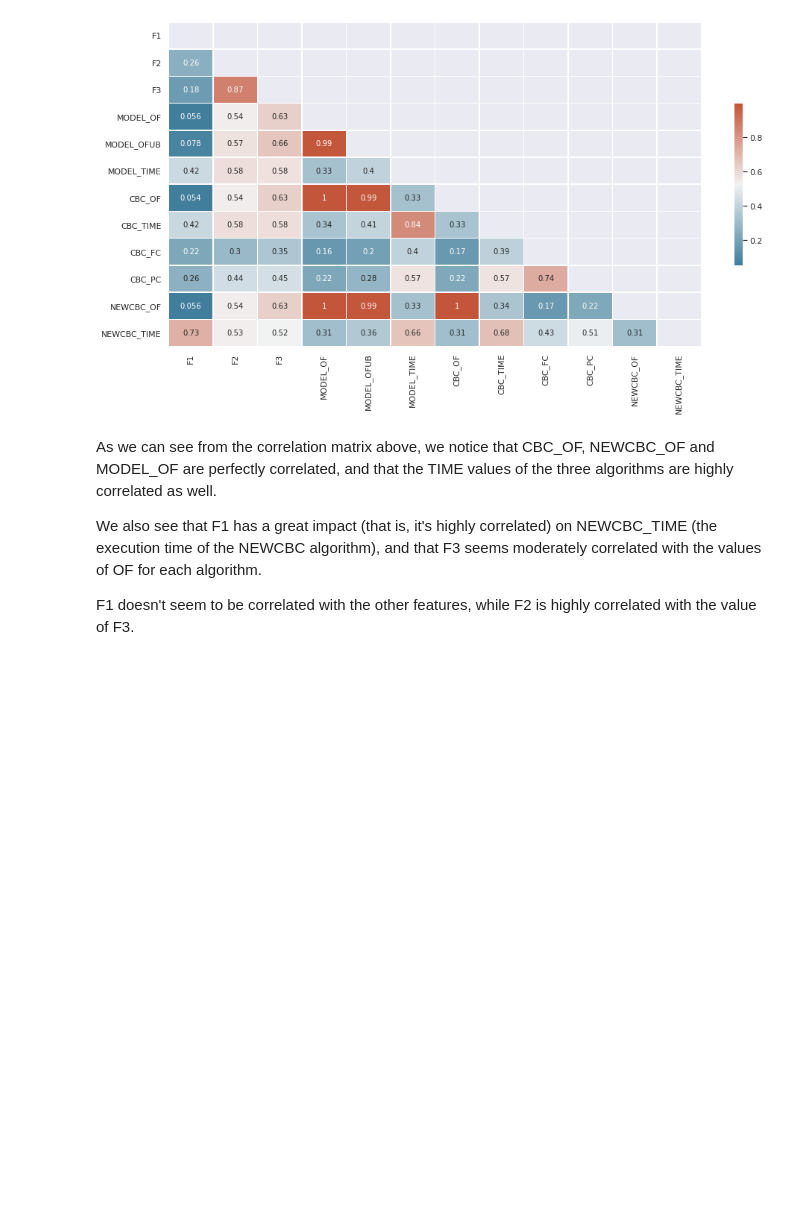
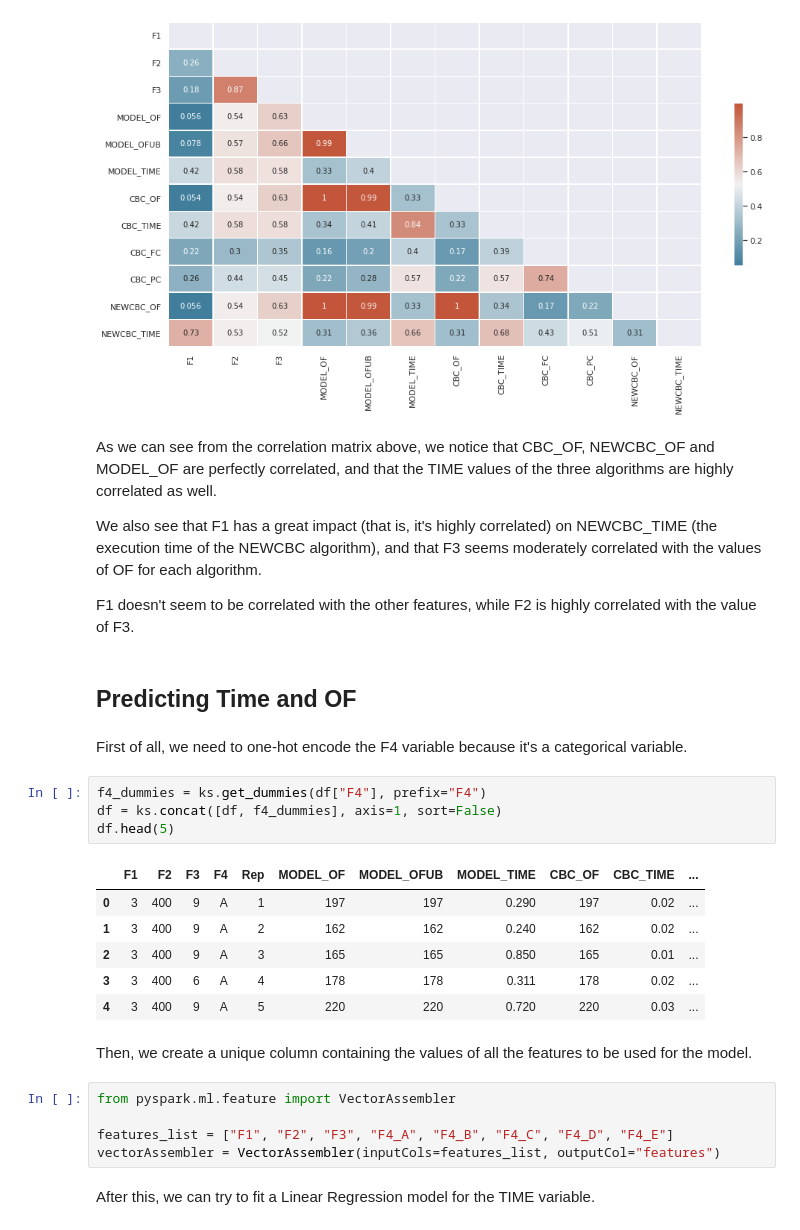
Before and after one commit to nbencini/TIDS2020-Spark-Assignment, a Jupyter notebook: notebook.ipynb, the cells around one changed output. Cells and saved outputs as stored; diff of their text form; blank space fills up the shorter version.

Commit message:
Regression

```diff
--- a/notebook.ipynb
+++ b/notebook.ipynb
@@ -200,3 +208,27 @@ As we can see from the correlation matrix above, we notice that CBC_OF, NEWCBC_O
 We also see that F1 has a great impact (that is, it's highly correlated) on NEWCBC_TIME (the execution time of the NEWCBC algorithm), and that F3 seems moderately correlated with the values of OF for each algorithm.
 
 F1 doesn't seem to be correlated with the other features, while F2 is highly correlated with the value of F3.
+# %% [markdown]
+## Predicting Time and OF
+# %% [markdown]
+First of all, we need to one-hot encode the F4 variable because it's a categorical variable.
+# %%
+f4_dummies = ks.get_dummies(df["F4"], prefix="F4")
+df = ks.concat([df, f4_dummies], axis=1, sort=False)
+df.head(5)
+# %% [output]
+|  | F1 | F2 | F3 | F4 | Rep | MODEL_OF | MODEL_OFUB | MODEL_TIME | CBC_OF | CBC_TIME | ... |
+| 0 | 3 | 400 | 9 | A | 1 | 197 | 197 | 0.290 | 197 | 0.02 | ... |
+| 1 | 3 | 400 | 9 | A | 2 | 162 | 162 | 0.240 | 162 | 0.02 | ... |
+| 2 | 3 | 400 | 9 | A | 3 | 165 | 165 | 0.850 | 165 | 0.01 | ... |
+| 3 | 3 | 400 | 6 | A | 4 | 178 | 178 | 0.311 | 178 | 0.02 | ... |
+| 4 | 3 | 400 | 9 | A | 5 | 220 | 220 | 0.720 | 220 | 0.03 | ... |
+# %% [markdown]
+Then, we create a unique column containing the values of all the features to be used for the model.
+# %%
+from pyspark.ml.feature import VectorAssembler
+
+features_list = ["F1", "F2", "F3", "F4_A", "F4_B", "F4_C", "F4_D", "F4_E"]
+vectorAssembler = VectorAssembler(inputCols=features_list, outputCol="features")
+# %% [markdown]
+After this, we can try to fit a Linear Regression model for the TIME variable.
```
Also changed, not shown: parts of 8 cells of this notebook.
